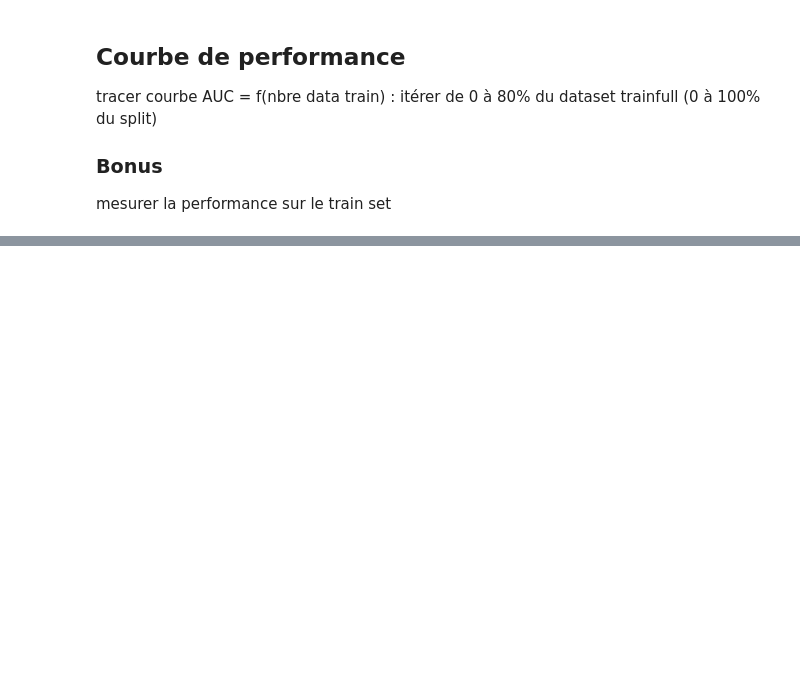
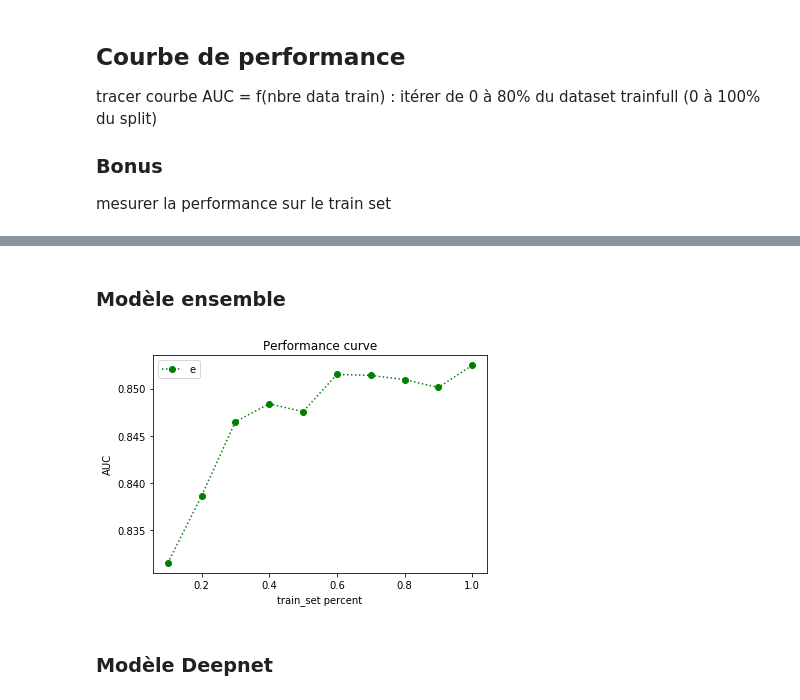
Before and after one commit to Simplon-IA-Bdx-1/give-me-some-credit-ChristopheGARREAU, a Jupyter notebook: GiveMeSomeCredit.ipynb, the cells around one changed output, grey strips where cells are left out. Drawn from its saved outputs; the diff is of its cells as text; code cells hidden in the pictures; blank space fills up the shorter version.

Commit message:
perfomance curve

```diff
--- a/GiveMeSomeCredit.ipynb
+++ b/GiveMeSomeCredit.ipynb
@@ -660,0 +641,41 @@ mesurer la performance sur le train set
+# %% [markdown]
+### Modèle ensemble
+# %%
+dataset = []
+ensemble = []
+
+# Création des 10 modèles
+for split in range(len(split_list)):
+    dataset.append(split_list[split]) # possibilité d'append directement les splits sans passer par dataset
+    ensemble.append(api.create_ensemble(dataset,{"name": "ensemble_"+(str(split+1)),
+     "objective_field": "SeriousDlqin2yrs"}))
+    api.ok(ensemble[split])
+# %%
+# Evaluation des modèles sur le validation_set
+evaluation = []
+
+for model_number in range(len(ensemble)):
+    evaluation.append(api.create_evaluation(ensemble[model_number], 'dataset/5dacd5617811dd7f2d003bf5'))
+    api.ok(evaluation[model_number])
+# %%
+# Récupération des AUC
+auc = []
+for eval_number in range(len(evaluation)):
+    auc.append(evaluation[eval_number]['object']['result']['model']['per_class_statistics'][1]['area_under_roc_curve'])
+# %%
+train_percent = [0.1, 0.2, 0.3, 0.4, 0.5, 0.6, 0.7, 0.8, 0.9, 1.0]
+performance_ensemble = auc
+# %%
+# Traçage de la courbe
+import matplotlib.pyplot as plt
+%matplotlib inline
+plt.plot(train_percent, performance_ensemble, ':go')
+plt.xlabel('train_set percent')
+plt.ylabel('AUC')
+plt.title('Performance curve')
+plt.legend("ensemble")
+plt.show()
+# %% [output]
+[figure, added]
+# %% [markdown]
+### Modèle Deepnet
```
Also changed, not shown: parts of 23 cells of this notebook.
